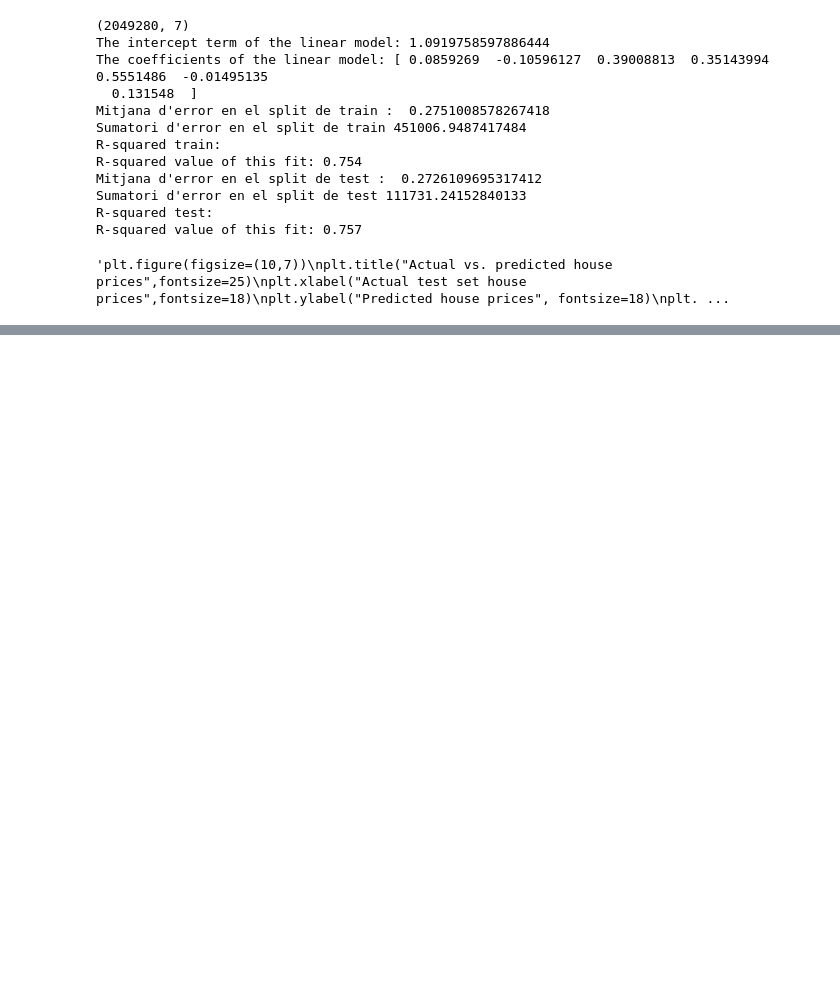
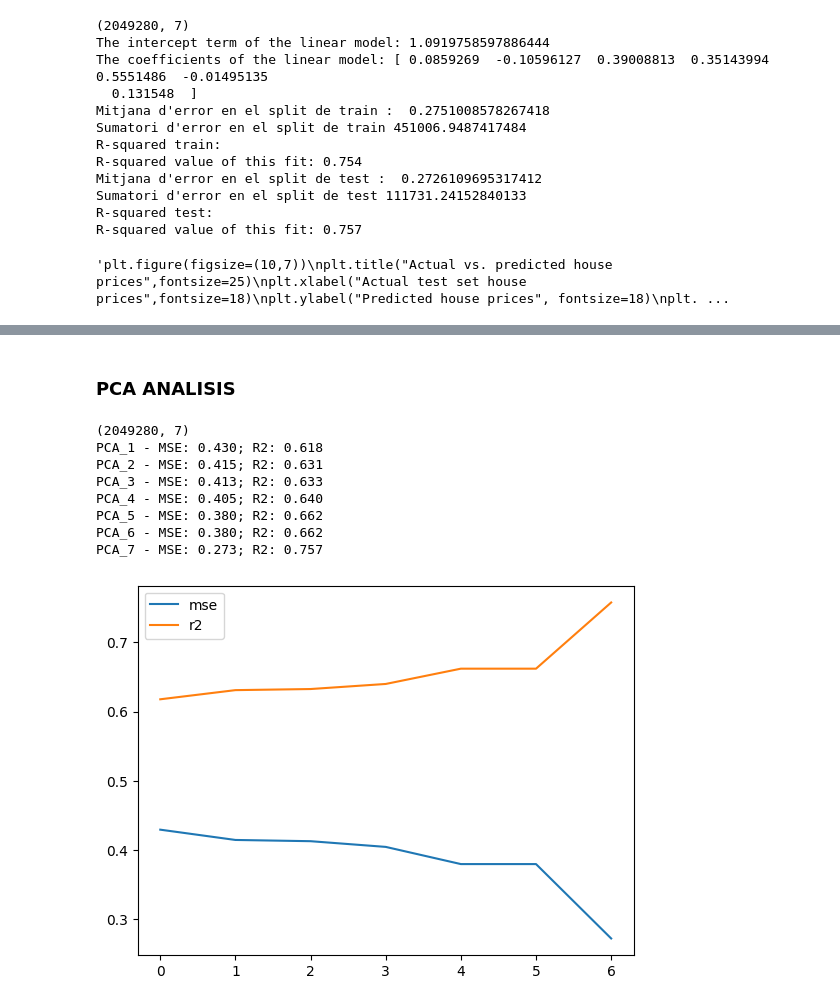
Before and after one commit to Cristianperezd/Machine-Learning---Practica-1, a Jupyter notebook: Práctica 1.ipynb, the cells around one changed output, grey strips where cells are left out. Drawn from its saved outputs; the diff is of its cells as text; code cells hidden in the pictures; blank space fills up the shorter version.

```diff
--- a/Práctica 1.ipynb
+++ b/Práctica 1.ipynb
@@ -988,0 +1165,59 @@ R-squared value of this fit: 0.757
+# %% [markdown]
+### PCA ANALISIS
+# %%
+from sklearn.decomposition import PCA
+
+db2 = db1.drop(['Global_intensity'], axis=1)
+
+
+
+l_column = list(db2.columns) # Making a list out of column names
+len_feature = len(l_column) # Length of column vector list
+l_column
+
+
+
+x_ns = db2[l_column[1:]]
+y = db2['Global_active_power']
+
+x = standarize(x_ns)
+
+
+print(x.shape)
+
+#x = x.values.reshape(-1,1)
+
+x_train, x_test, y_train, y_test = train_test_split(x, y, test_size = 0.2, random_state = 42)
+
+mses,r2s = [], []
+
+for i in range(1,8):
+    pca = PCA(n_components=i)
+    x_trainPCA = pca.fit_transform(x_train)
+    x_testPCA = pca.transform(x_test)
+
+    linear_model = LinearRegression()
+    linear_model.fit(x_trainPCA, y_train)
+    preds = linear_model.predict(x_testPCA)
+
+    mse = metrics.mean_squared_error(y_test, preds)
+    r2 = metrics.r2_score(y_test, preds)
+    print(f"PCA_{i} - MSE: {mse:.3f}; R2: {r2:.3f}")
+
+    mses.append(mse)
+    r2s.append(r2)
+
+plt.plot(mses, label='mse')
+plt.plot(r2s, label='r2')
+plt.legend()
+plt.show()
+# %% [output]
+(2049280, 7)
+PCA_1 - MSE: 0.430; R2: 0.618
+PCA_2 - MSE: 0.415; R2: 0.631
+PCA_3 - MSE: 0.413; R2: 0.633
+PCA_4 - MSE: 0.405; R2: 0.640
+PCA_5 - MSE: 0.380; R2: 0.662
+PCA_6 - MSE: 0.380; R2: 0.662
+PCA_7 - MSE: 0.273; R2: 0.757
+[figure, added]
```
Also changed, not shown: parts of 15 cells of this notebook.
